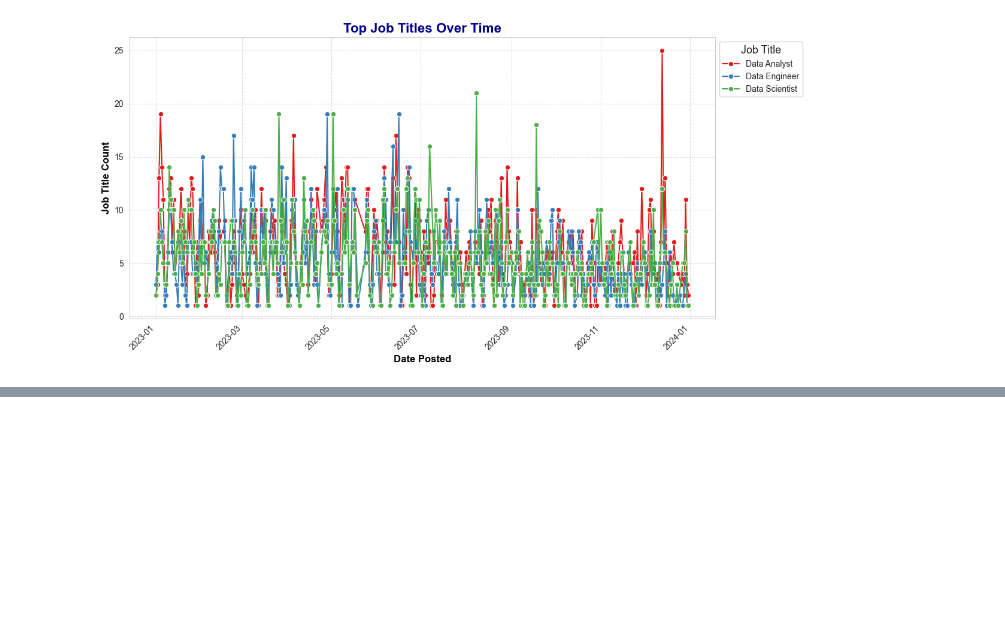
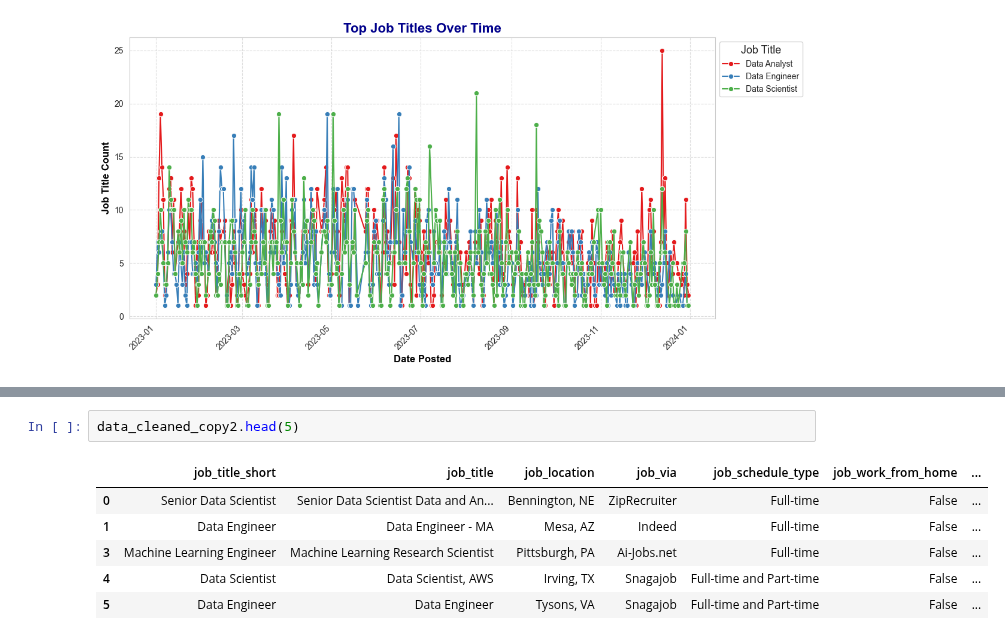
Before and after one commit to Malinda1/data-job-analysis, a Jupyter notebook: data_job_analysis.ipynb, the cells around one changed output, grey strips where cells are left out. Drawn from its saved outputs; the diff is of its cells as text; blank space fills up the shorter version.

```diff
--- a/data_job_analysis.ipynb
+++ b/data_job_analysis.ipynb
@@ -442,0 +513,9 @@ plt.show()
+# %%
+data_cleaned_copy2.head(5)
+# %% [output]
+|  | job_title_short | job_title | job_location | job_via | job_schedule_type | job_work_from_home | ... |
+| 0 | Senior Data Scientist | Senior Data Scientist Data and An... | Bennington, NE | ZipRecruiter | Full-time | False | ... |
+| 1 | Data Engineer | Data Engineer - MA | Mesa, AZ | Indeed | Full-time | False | ... |
+| 3 | Machine Learning Engineer | Machine Learning Research Scientist | Pittsburgh, PA | Ai-Jobs.net | Full-time | False | ... |
+| 4 | Data Scientist | Data Scientist, AWS | Irving, TX | Snagajob | Full-time and Part-time | False | ... |
+| 5 | Data Engineer | Data Engineer | Tysons, VA | Snagajob | Full-time and Part-time | False | ... |
```
Also changed, not shown: parts of 3 cells of this notebook.
